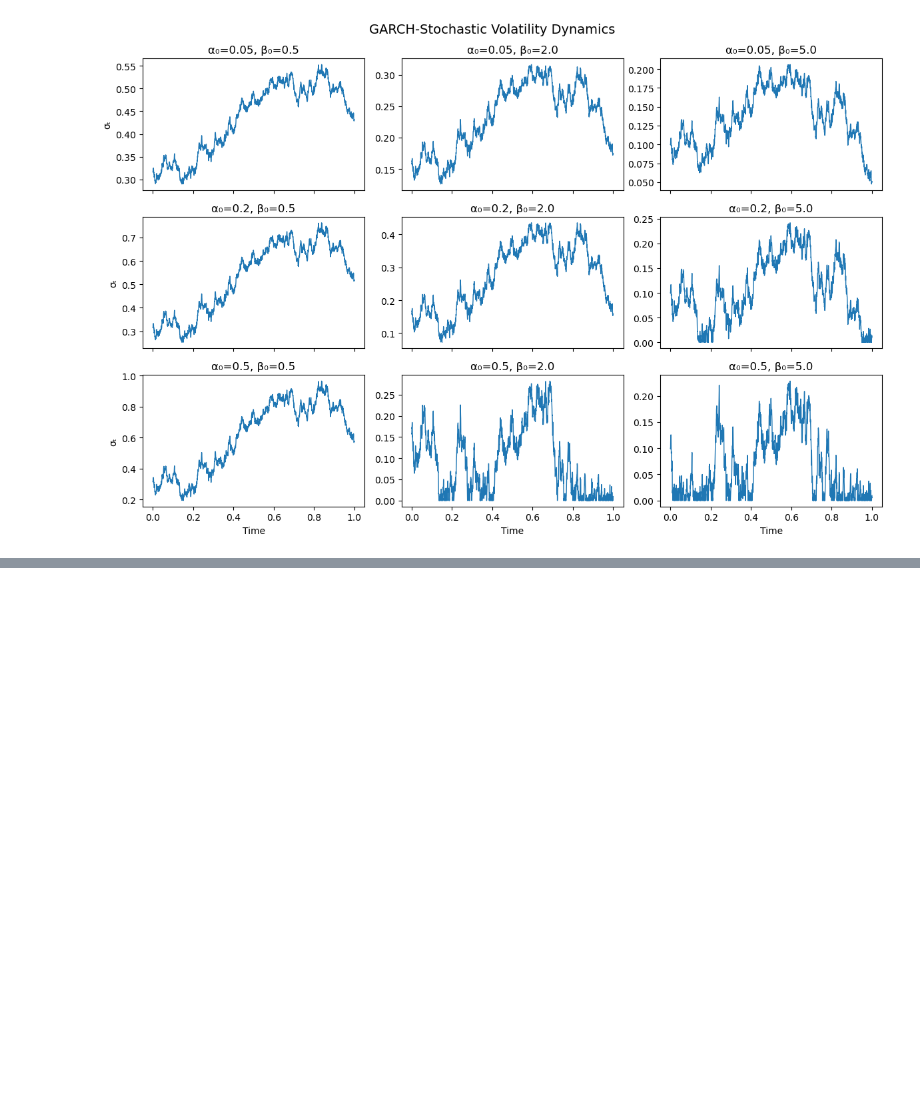
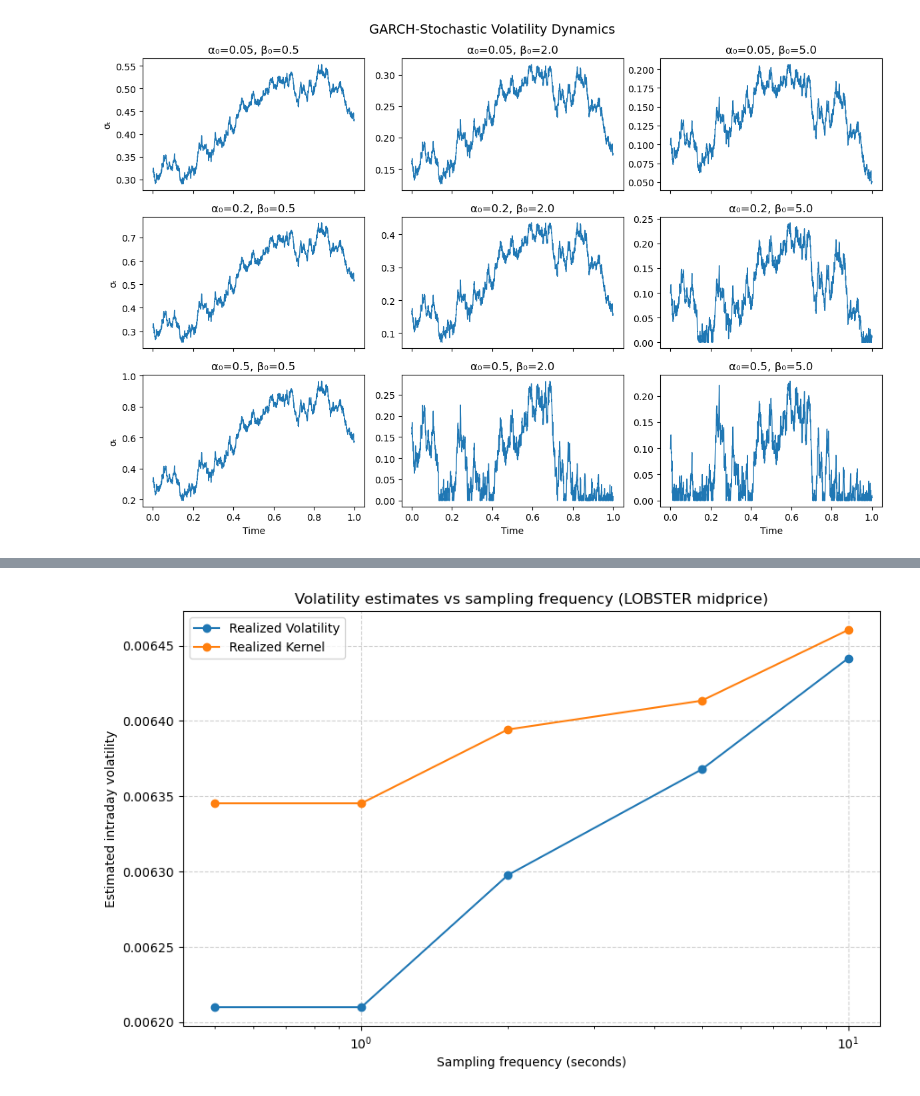
Before and after one commit to Guillaume-melis/Econometrie_S1, a Jupyter notebook: High_Frequency_Data.ipynb, the cells around one changed output, grey strips where cells are left out. Saved outputs shown, nothing was run; the diff lists cells and outputs as text; code cells hidden in the pictures; blank space fills up the shorter version.

```diff
--- a/High_Frequency_Data.ipynb
+++ b/High_Frequency_Data.ipynb
@@ -222,0 +473,90 @@ plt.show()
+# %%
+def realized_volatility(log_returns):
+    """Realized Volatility (classique)."""
+    return np.sqrt(np.sum(log_returns**2))
+
+def pre_averaging_volatility(log_returns, k=None):
+    """
+    Pre-averaging realized variance estimator with correct scaling.
+    log_returns: array of log-returns on regular grid
+    k: block size for pre-averaging (default sqrt(n))
+    """
+    n = len(log_returns)
+    if n < 5:
+        return np.nan
+
+    if k is None:
+        k = int(np.floor(np.sqrt(n)))
+    if k < 2:
+        k = 2
+
+    # g weights: g(j/k) = min(j/k,1-j/k)
+    j = np.arange(1, k+1)
+    g = np.minimum(j/k, 1 - j/k)
+
+    # pre-averaged returns
+    pa = np.array([np.dot(g, log_returns[i:i+k]) for i in range(n-k+1)])
+
+    # sum g^2
+    psi2 = np.sum(g**2)
+
+    # scale by n / (k * psi2)
+    iv_hat = (n / ((k * psi2))) * np.sum(pa**2)
+
+    return np.sqrt(iv_hat)
+
+
+def realized_kernel_volatility(log_returns, bandwidth=5):
+    """Realized kernel volatility (simplified version with Bartlett kernel)."""
+    n = len(log_returns)
+    gamma0 = np.sum(log_returns**2)
+    kernel = 0
+    for lag in range(1, bandwidth):
+        weight = 1 - lag / (bandwidth + 1)
+        gamma = np.sum(log_returns[lag:] * log_returns[:-lag])
+        kernel += 2 * weight * gamma
+    return np.sqrt(gamma0 + kernel)
+
+def regularize_midprice(df, dt_seconds):
+    """Resample midprice to a regular grid."""
+    df = df.copy()
+    df['Time'] = pd.to_timedelta(df['Time'], unit='s')
+    df = df.set_index('Time').resample(f'{dt_seconds}S').last().dropna()
+    df['log_price'] = np.log(df['midprice'])
+    df['log_ret'] = df['log_price'].diff().dropna()
+    return df.dropna()
+
+# Params
+freqs = [0.5, 1, 2, 5, 10]  # secondes
+results = []
+
+for dt in freqs:
+    df_resampled = regularize_midprice(mid_df, dt)
+    r = df_resampled['log_ret'].values
+
+    rv = realized_volatility(r)
+    pa = pre_averaging_volatility(r)
+    rk = realized_kernel_volatility(r)
+
+    results.append({'freq': dt, 'RV': rv, 'PreAvg': pa, 'Kernel': rk})
+
+df_res = pd.DataFrame(results)
+
+#Plot
+plt.figure(figsize=(10,6))
+plt.plot(df_res['freq'], df_res['RV'], marker='o', label='Realized Volatility')
+# plt.plot(df_res['freq'], df_res['PreAvg'], marker='o', label='Pre-Averaging') # Un peu trop loin des valeurs des 2 autres
+plt.plot(df_res['freq'], df_res['Kernel'], marker='o', label='Realized Kernel')
+
+plt.xscale('log')
+plt.xlabel('Sampling frequency (seconds)')
+plt.ylabel('Estimated intraday volatility')
+plt.title('Volatility estimates vs sampling frequency (LOBSTER midprice)')
+plt.legend()
+plt.grid(True, linestyle='--', alpha=0.6)
+plt.show()
+
+
+print(df_res)
+# %% [output]
+[figure, added]
```
Also changed, not shown: parts of 11 cells of this notebook, 2 other files.
